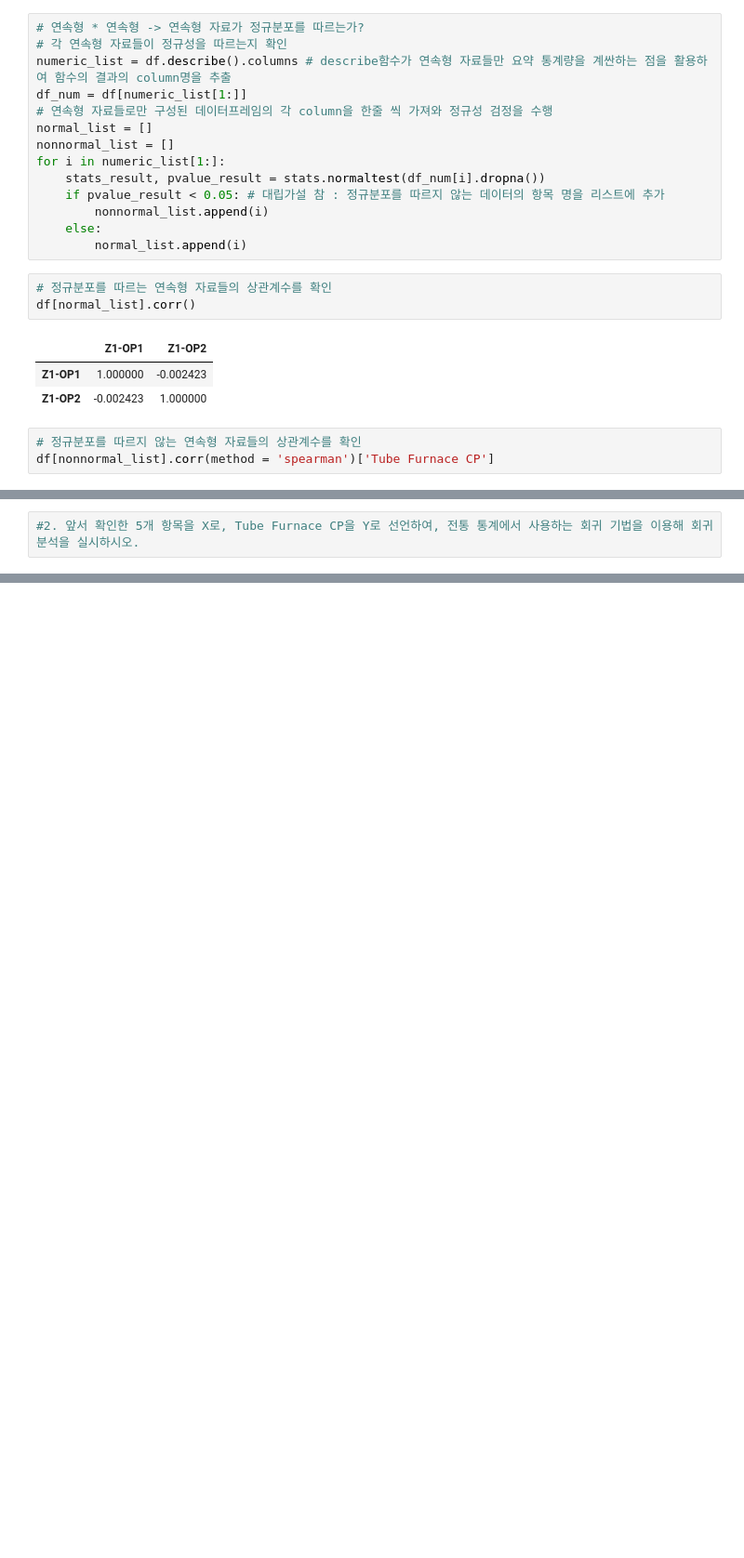
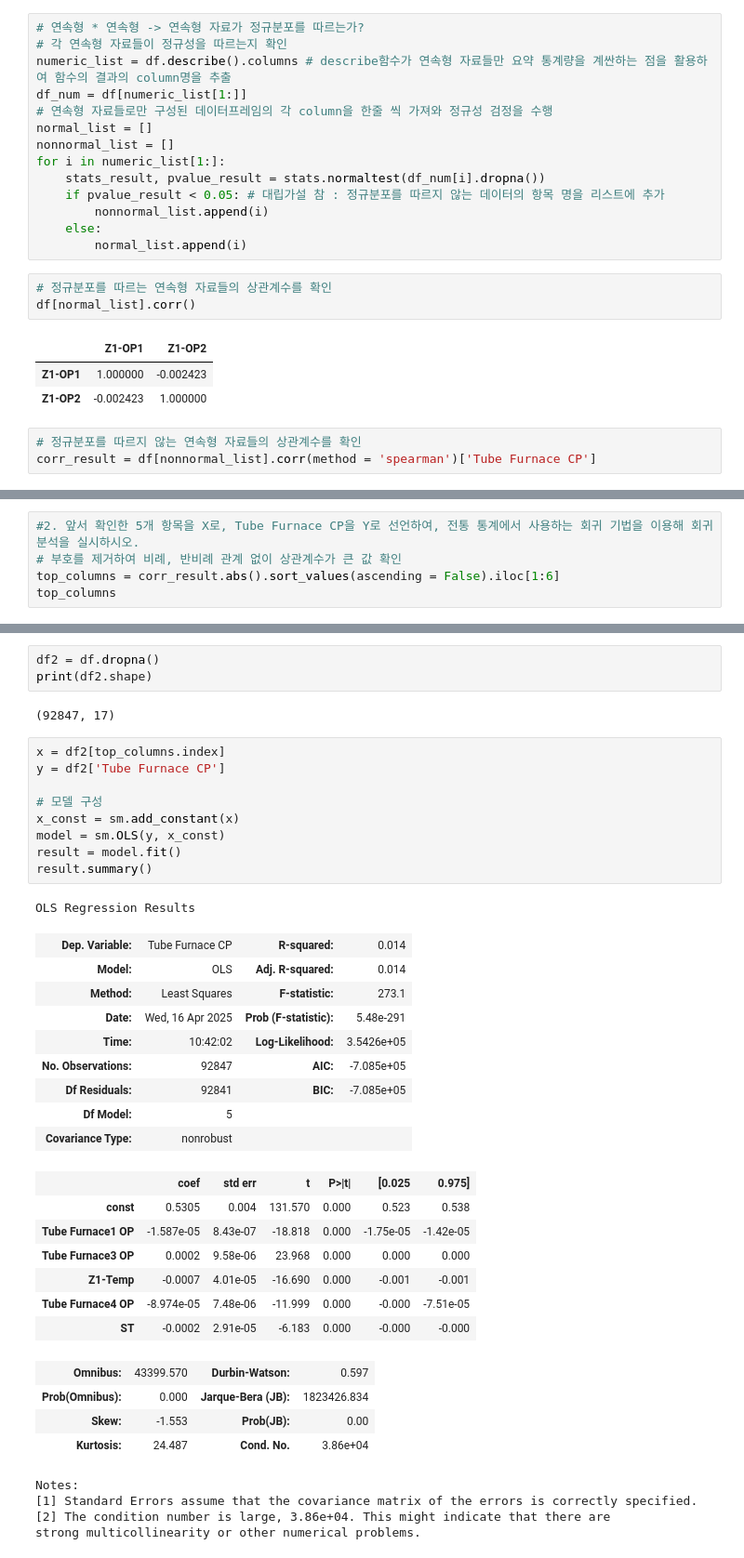
Before and after one commit to SIDED00R/hanaro_data, a Jupyter notebook: day14.ipynb, the cells around one changed output, grey strips where cells are left out. Shown at 93% size. Cells and saved outputs as stored; diff of their text form; blank space fills up the shorter version.

```diff
--- a/day14.ipynb
+++ b/day14.ipynb
@@ -191,4 +191,4 @@ df[normal_list].corr()
 | Z1-OP2 | -0.002423 | 1.000000 |
 # %%
 # 정규분포를 따르지 않는 연속형 자료들의 상관계수를 확인
-df[nonnormal_list].corr(method = 'spearman')['Tube Furnace CP']
+corr_result = df[nonnormal_list].corr(method = 'spearman')['Tube Furnace CP']
@@ -208,2 +195,5 @@ Name: Tube Furnace CP, dtype: float64
 # %%
 #2. 앞서 확인한 5개 항목을 X로, Tube Furnace CP을 Y로 선언하여, 전통 통계에서 사용하는 회귀 기법을 이용해 회귀 분석을 실시하시오.
+# 부호를 제거하여 비례, 반비례 관계 없이 상관계수가 큰 값 확인
+top_columns = corr_result.abs().sort_values(ascending = False).iloc[1:6]
+top_columns
@@ -210,2 +207,42 @@ Name: Tube Furnace CP, dtype: float64
+# %%
+df2 = df.dropna()
+print(df2.shape)
+# %% [output]
+(92847, 17)
+# %%
+x = df2[top_columns.index]
+y = df2['Tube Furnace CP']
+
+# 모델 구성
+x_const = sm.add_constant(x)
+model = sm.OLS(y, x_const)
+result = model.fit()
+result.summary()
+# %% [output]
+OLS Regression Results
+| Dep. Variable: | Tube Furnace CP | R-squared: | 0.014 |
+| Model: | OLS | Adj. R-squared: | 0.014 |
+| Method: | Least Squares | F-statistic: | 273.1 |
+| Date: | Wed, 16 Apr 2025 | Prob (F-statistic): | 5.48e-291 |
+| Time: | 10:42:02 | Log-Likelihood: | 3.5426e+05 |
+| No. Observations: | 92847 | AIC: | -7.085e+05 |
+| Df Residuals: | 92841 | BIC: | -7.085e+05 |
+| Df Model: | 5 |  |  |
+| Covariance Type: | nonrobust |  |  |
+|  | coef | std err | t | P>|t| | [0.025 | 0.975] |
+| const | 0.5305 | 0.004 | 131.570 | 0.000 | 0.523 | 0.538 |
+| Tube Furnace1 OP | -1.587e-05 | 8.43e-07 | -18.818 | 0.000 | -1.75e-05 | -1.42e-05 |
+| Tube Furnace3 OP | 0.0002 | 9.58e-06 | 23.968 | 0.000 | 0.000 | 0.000 |
+| Z1-Temp | -0.0007 | 4.01e-05 | -16.690 | 0.000 | -0.001 | -0.001 |
+| Tube Furnace4 OP | -8.974e-05 | 7.48e-06 | -11.999 | 0.000 | -0.000 | -7.51e-05 |
+| ST | -0.0002 | 2.91e-05 | -6.183 | 0.000 | -0.000 | -0.000 |
+| Omnibus: | 43399.570 | Durbin-Watson: | 0.597 |
+| Prob(Omnibus): | 0.000 | Jarque-Bera (JB): | 1823426.834 |
+| Skew: | -1.553 | Prob(JB): | 0.00 |
+| Kurtosis: | 24.487 | Cond. No. | 3.86e+04 |
+Notes:
+[1] Standard Errors assume that the covariance matrix of the errors is correctly specified.
+[2] The condition number is large, 3.86e+04. This might indicate that there are
+strong multicollinearity or other numerical problems.
 # %%
 #3. 회귀 분석 결과에 대해 아래의 사항을 진단하시오.
```
Also changed, not shown: parts of 10 cells of this notebook.
